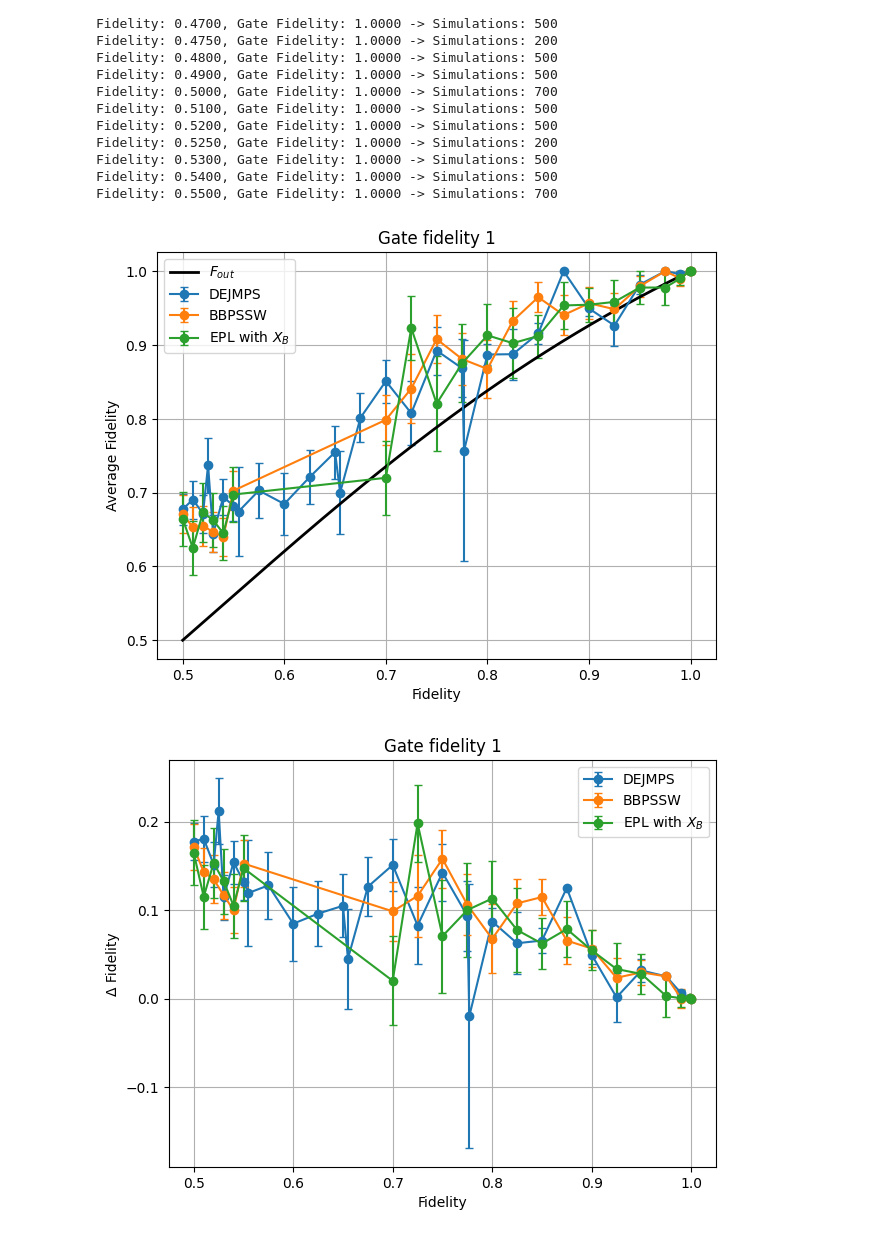
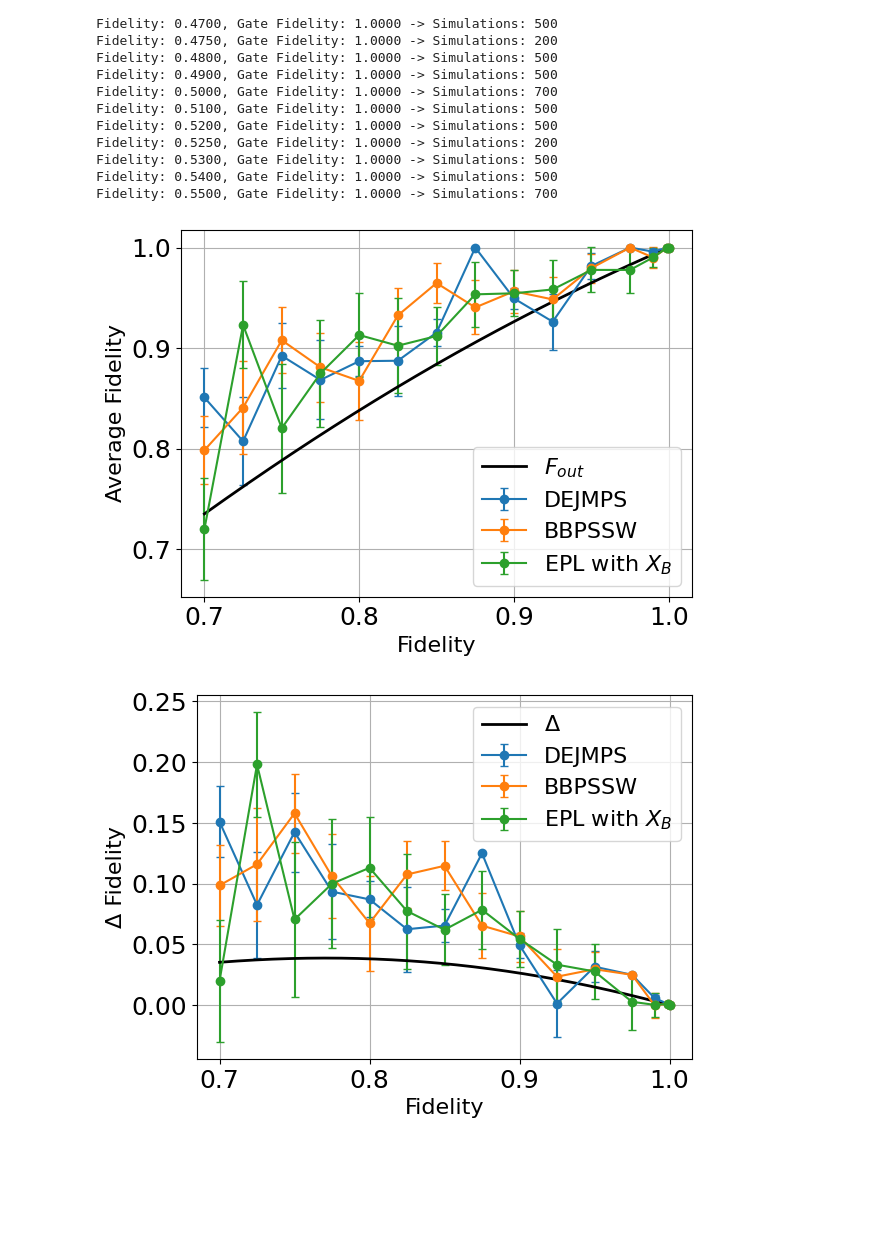
Before and after one commit to goncalo-meneses/qcc-project, a Jupyter notebook: plotting_analysis/deltas.ipynb, the cells around one changed output. Drawn from its saved outputs; the diff is of its cells as text; code cells hidden in the pictures; blank space fills up the shorter version.

```diff
--- a/plotting_analysis/deltas.ipynb
+++ b/plotting_analysis/deltas.ipynb
@@ -90,19 +98,22 @@ Fidelity: 0.5300, Gate Fidelity: 1.0000 -> Simulations: 500
 Fidelity: 0.5400, Gate Fidelity: 1.0000 -> Simulations: 500
 Fidelity: 0.5500, Gate Fidelity: 1.0000 -> Simulations: 700
 # %%
-fr = (0.5, 1)
+fr = (0.7, 1)
 gr = (1, 1)
 dejmps = analyze_multiple_combos(dejmps_data, fidelity_range=fr, gate_fidelity_range=gr, n_bootstrap=1000, seed=42)
 bbpssw = analyze_multiple_combos(bbpssw_data, fidelity_range=fr, gate_fidelity_range=gr, n_bootstrap=1000, seed=42)
 epl = analyze_multiple_combos(epl_data, fidelity_range=fr, gate_fidelity_range=gr, n_bootstrap=1000, seed=42)
 epl_local = analyze_multiple_combos(epl_local_change_data, fidelity_range=fr, gate_fidelity_range=gr, n_bootstrap=1000, seed=42)
 
 results_list = [('DEJMPS', dejmps),
                 ('BBPSSW', bbpssw),
                 (r'EPL with $X_B$', epl_local)]
-plot_fidelity(results_list, title='Gate fidelity 1', delta=False, theoretical_f=True, fr=fr)
-plot_fidelity(results_list, title='Gate fidelity 1', delta=True)
-plot_success_prob(results_list, title='Gate fidelity 1', theoretical_p=True, fr=fr)
+fig, ax= plot_fidelity(results_list, title='', delta=False, theoretical_f=True, fr=fr)
+fig.savefig('./plots/output_initial.pdf', format='pdf')
+fig, ax = plot_fidelity(results_list, title='', delta=True, th_delta=True, fr=fr)
+fig.savefig('./plots/deltas.pdf', format='pdf')
+fig, ax = plot_success_prob(results_list, title='', theoretical_p=True, fr=fr)
+fig.savefig('./plots/psucc.pdf', format='pdf')
 # %% [output]
-[figure, old version]
+[figure, new version]
-[figure, old version]
+[figure, new version]
```
Also changed, not shown: parts of 5 cells of this notebook, 45 other files.
